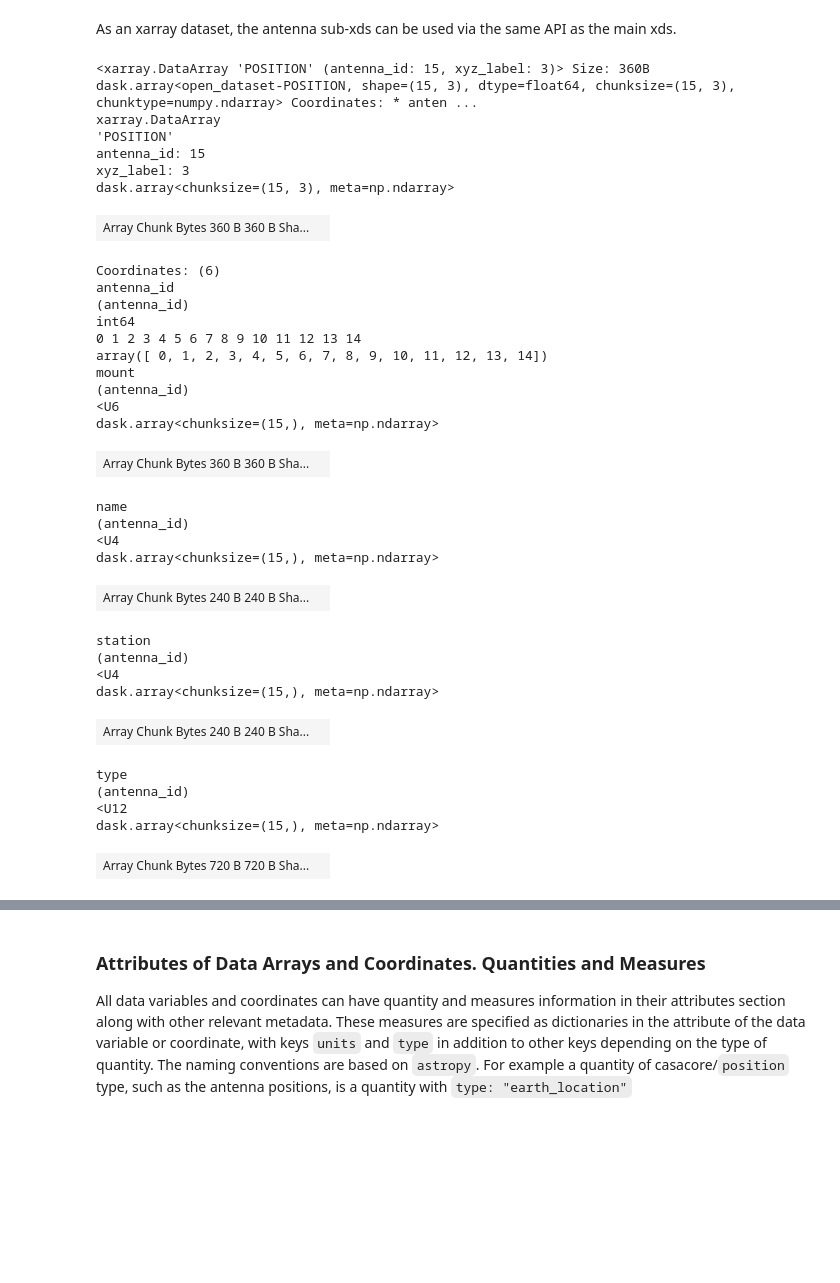
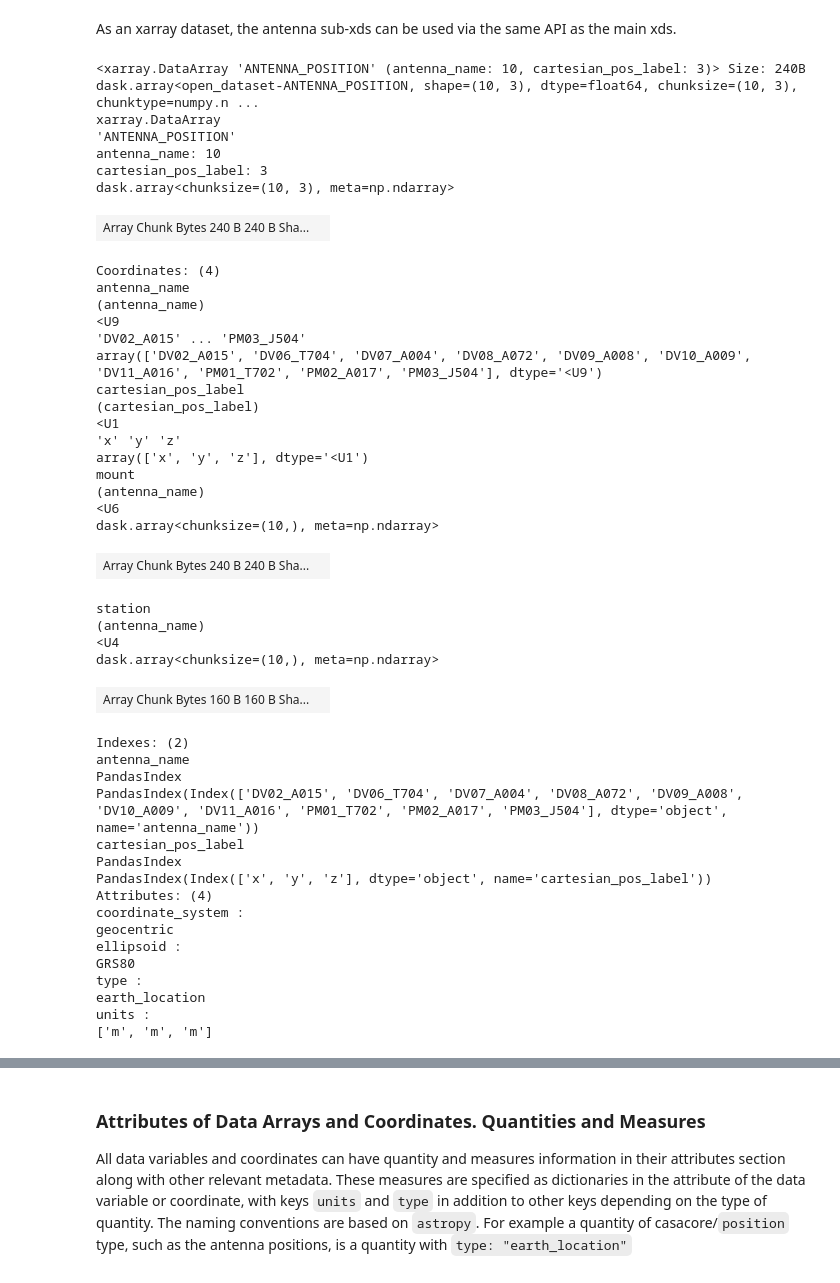
Before and after one commit to casangi/xradio, a Jupyter notebook: doc/source/observation_data/tutorials/ps_vis_full_dataset.ipynb, the cells around one changed output, grey strips where cells are left out. Saved outputs shown, nothing was run; the diff lists cells and outputs as text; code cells hidden in the pictures; blank space fills up the shorter version.

```diff
--- a/doc/source/observation_data/tutorials/ps_vis_full_dataset.ipynb
+++ b/doc/source/observation_data/tutorials/ps_vis_full_dataset.ipynb
@@ -128,7 +124,7 @@ dict_keys(['Antennae_North.cal.lsrk_32', 'Antennae_North.cal.lsrk_35', 'Antennae
 We can take one of the items of the Processing Set to look into the contents of that MSv4. Every MSv4 represents the data as an xarray dataset, similarly as in earlier CNGI prototypes. The data variables (visibilities, weights, flags, etc.) can be manipulated and used in computations using the xarray API.
 # %%
 main_xds = ps[
-    "Antennae_North.cal.lsrk_1"
+    "Antennae_North.cal.lsrk_01"
 ]
 # %%
 main_xds
@@ -352,38 +397,49 @@ Data variables:
 # %% [markdown]
 As an xarray dataset, the antenna sub-xds can be used via the same API as the main xds.
 # %%
-ant_xds.POSITION  # .values to load and see them
+ant_xds.ANTENNA_POSITION  # .values to load and see them
 # %% [output]
-<xarray.DataArray 'POSITION' (antenna_id: 15, xyz_label: 3)> Size: 360B dask.array<open_dataset-POSITION, shape=(15, 3), dtype=float64, chunksize=(15, 3), chunktype=numpy.ndarray> Coordinates: * anten ...
+<xarray.DataArray 'ANTENNA_POSITION' (antenna_name: 10, cartesian_pos_label: 3)> Size: 240B dask.array<open_dataset-ANTENNA_POSITION, shape=(10, 3), dtype=float64, chunksize=(10, 3), chunktype=numpy.n ...
 xarray.DataArray
-'POSITION'
-antenna_id: 15
-xyz_label: 3
-dask.array<chunksize=(15, 3), meta=np.ndarray>
+'ANTENNA_POSITION'
+antenna_name: 10
+cartesian_pos_label: 3
+dask.array<chunksize=(10, 3), meta=np.ndarray>
-| Array Chunk Bytes 360 B 360 B Sha... |  |
+| Array Chunk Bytes 240 B 240 B Sha... |  |
-Coordinates: (6)
-antenna_id
-(antenna_id)
-int64
-0 1 2 3 4 5 6 7 8 9 10 11 12 13 14
-array([ 0, 1, 2, 3, 4, 5, 6, 7, 8, 9, 10, 11, 12, 13, 14])
+Coordinates: (4)
+antenna_name
+(antenna_name)
+<U9
+'DV02_A015' ... 'PM03_J504'
+array(['DV02_A015', 'DV06_T704', 'DV07_A004', 'DV08_A072', 'DV09_A008', 'DV10_A009', 'DV11_A016', 'PM01_T702', 'PM02_A017', 'PM03_J504'], dtype='<U9')
+cartesian_pos_label
+(cartesian_pos_label)
+<U1
+'x' 'y' 'z'
+array(['x', 'y', 'z'], dtype='<U1')
 mount
-(antenna_id)
+(antenna_name)
 <U6
-dask.array<chunksize=(15,), meta=np.ndarray>
+dask.array<chunksize=(10,), meta=np.ndarray>
-| Array Chunk Bytes 360 B 360 B Sha... |  |
+| Array Chunk Bytes 240 B 240 B Sha... |  |
-name
-(antenna_id)
+station
+(antenna_name)
 <U4
-dask.array<chunksize=(15,), meta=np.ndarray>
+dask.array<chunksize=(10,), meta=np.ndarray>
-| Array Chunk Bytes 240 B 240 B Sha... |  |
+| Array Chunk Bytes 160 B 160 B Sha... |  |
-station
-(antenna_id)
-<U4
-dask.array<chunksize=(15,), meta=np.ndarray>
+Indexes: (2)
+antenna_name
+PandasIndex
+PandasIndex(Index(['DV02_A015', 'DV06_T704', 'DV07_A004', 'DV08_A072', 'DV09_A008', 'DV10_A009', 'DV11_A016', 'PM01_T702', 'PM02_A017', 'PM03_J504'], dtype='object', name='antenna_name'))
+cartesian_pos_label
+PandasIndex
+PandasIndex(Index(['x', 'y', 'z'], dtype='object', name='cartesian_pos_label'))
+Attributes: (4)
+coordinate_system :
+geocentric
+ellipsoid :
+GRS80
+type :
+earth_location
+units :
+['m', 'm', 'm']
-| Array Chunk Bytes 240 B 240 B Sha... |  |
-type
-(antenna_id)
-<U12
-dask.array<chunksize=(15,), meta=np.ndarray>
-| Array Chunk Bytes 720 B 720 B Sha... |  |
```
Also changed, not shown: parts of 20 cells of this notebook, 1 other file.
